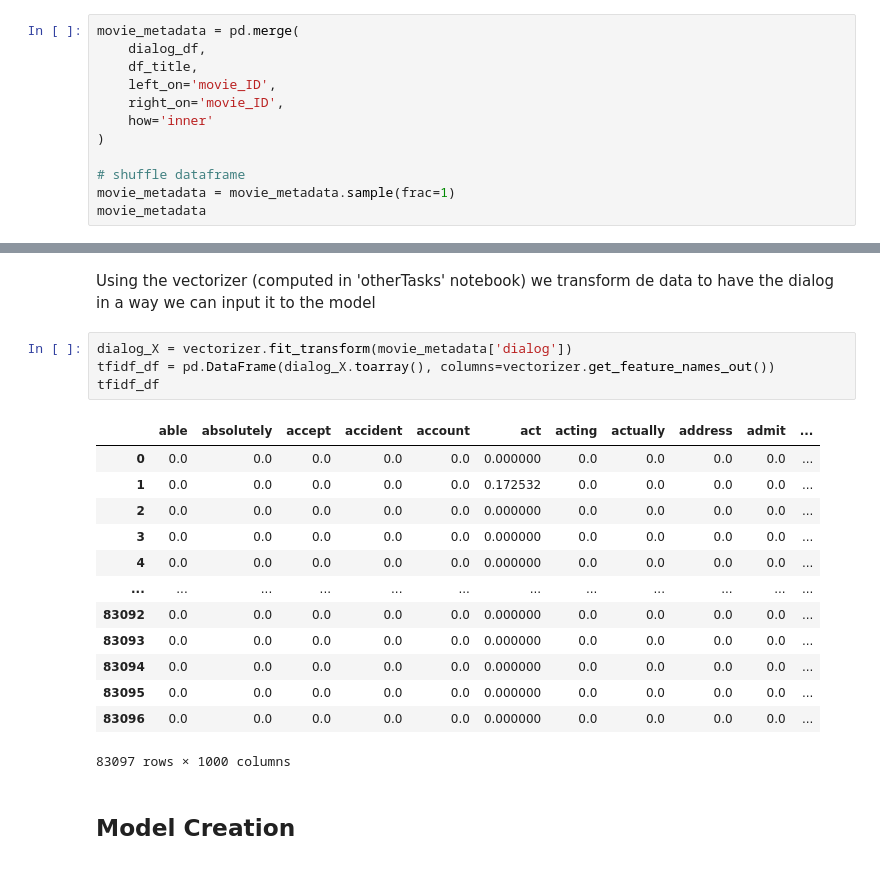
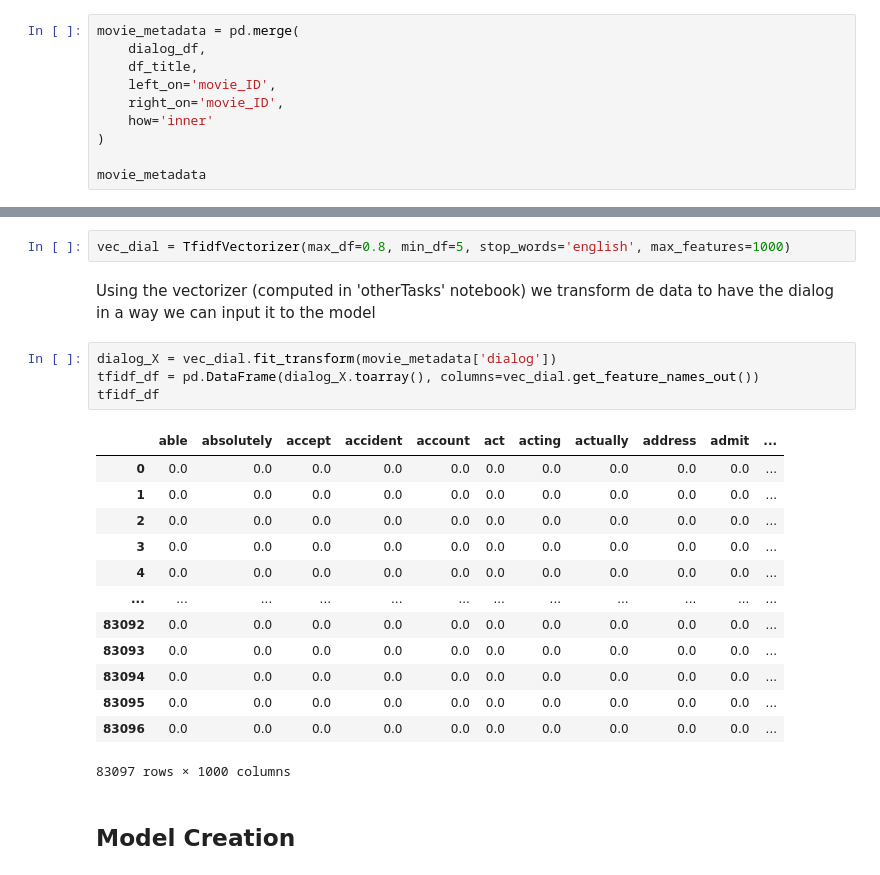
Before and after one commit to AngelaRemolina/NLP-Film-Dialog-Generation, a Jupyter notebook: Metadata-Prediction.ipynb, the cells around one changed output, grey strips where cells are left out. Drawn from its saved outputs; the diff is of its cells as text.

```diff
--- a/Metadata-Prediction.ipynb
+++ b/Metadata-Prediction.ipynb
@@ -288,8 +286,6 @@ movie_metadata = pd.merge(
     how='inner'
 )
 
-# shuffle dataframe
-movie_metadata = movie_metadata.sample(frac=1)
 movie_metadata
 # %% [output]
 |  | speaker1_ID | speaker2_ID | movie_ID | dialog | title | year | IMBD_rating | IMBD_votes | genres |
@@ -333,25 +329,27 @@ tfidf_df
 304713 rows × 1000 columns
 # %% [markdown]
 ### Vectorizing dialogs
+# %%
+vec_dial = TfidfVectorizer(max_df=0.8, min_df=5, stop_words='english', max_features=1000)
 # %% [markdown]
 Using the vectorizer (computed in 'otherTasks' notebook) we transform de data to have the dialog in a way we can input it to the model
 # %%
-dialog_X = vectorizer.fit_transform(movie_metadata['dialog'])
-tfidf_df = pd.DataFrame(dialog_X.toarray(), columns=vectorizer.get_feature_names_out())
+dialog_X = vec_dial.fit_transform(movie_metadata['dialog'])
+tfidf_df = pd.DataFrame(dialog_X.toarray(), columns=vec_dial.get_feature_names_out())
 tfidf_df
 # %% [output]
 |  | able | absolutely | accept | accident | account | act | acting | actually | address | admit | ... |
-| 0 | 0.0 | 0.0 | 0.0 | 0.0 | 0.0 | 0.000000 | 0.0 | 0.0 | 0.0 | 0.0 | ... |
-| 1 | 0.0 | 0.0 | 0.0 | 0.0 | 0.0 | 0.172532 | 0.0 | 0.0 | 0.0 | 0.0 | ... |
-| 2 | 0.0 | 0.0 | 0.0 | 0.0 | 0.0 | 0.000000 | 0.0 | 0.0 | 0.0 | 0.0 | ... |
-| 3 | 0.0 | 0.0 | 0.0 | 0.0 | 0.0 | 0.000000 | 0.0 | 0.0 | 0.0 | 0.0 | ... |
-| 4 | 0.0 | 0.0 | 0.0 | 0.0 | 0.0 | 0.000000 | 0.0 | 0.0 | 0.0 | 0.0 | ... |
+| 0 | 0.0 | 0.0 | 0.0 | 0.0 | 0.0 | 0.0 | 0.0 | 0.0 | 0.0 | 0.0 | ... |
+| 1 | 0.0 | 0.0 | 0.0 | 0.0 | 0.0 | 0.0 | 0.0 | 0.0 | 0.0 | 0.0 | ... |
+| 2 | 0.0 | 0.0 | 0.0 | 0.0 | 0.0 | 0.0 | 0.0 | 0.0 | 0.0 | 0.0 | ... |
+| 3 | 0.0 | 0.0 | 0.0 | 0.0 | 0.0 | 0.0 | 0.0 | 0.0 | 0.0 | 0.0 | ... |
+| 4 | 0.0 | 0.0 | 0.0 | 0.0 | 0.0 | 0.0 | 0.0 | 0.0 | 0.0 | 0.0 | ... |
 | ... | ... | ... | ... | ... | ... | ... | ... | ... | ... | ... | ... |
-| 83092 | 0.0 | 0.0 | 0.0 | 0.0 | 0.0 | 0.000000 | 0.0 | 0.0 | 0.0 | 0.0 | ... |
-| 83093 | 0.0 | 0.0 | 0.0 | 0.0 | 0.0 | 0.000000 | 0.0 | 0.0 | 0.0 | 0.0 | ... |
-| 83094 | 0.0 | 0.0 | 0.0 | 0.0 | 0.0 | 0.000000 | 0.0 | 0.0 | 0.0 | 0.0 | ... |
-| 83095 | 0.0 | 0.0 | 0.0 | 0.0 | 0.0 | 0.000000 | 0.0 | 0.0 | 0.0 | 0.0 | ... |
-| 83096 | 0.0 | 0.0 | 0.0 | 0.0 | 0.0 | 0.000000 | 0.0 | 0.0 | 0.0 | 0.0 | ... |
+| 83092 | 0.0 | 0.0 | 0.0 | 0.0 | 0.0 | 0.0 | 0.0 | 0.0 | 0.0 | 0.0 | ... |
+| 83093 | 0.0 | 0.0 | 0.0 | 0.0 | 0.0 | 0.0 | 0.0 | 0.0 | 0.0 | 0.0 | ... |
+| 83094 | 0.0 | 0.0 | 0.0 | 0.0 | 0.0 | 0.0 | 0.0 | 0.0 | 0.0 | 0.0 | ... |
+| 83095 | 0.0 | 0.0 | 0.0 | 0.0 | 0.0 | 0.0 | 0.0 | 0.0 | 0.0 | 0.0 | ... |
+| 83096 | 0.0 | 0.0 | 0.0 | 0.0 | 0.0 | 0.0 | 0.0 | 0.0 | 0.0 | 0.0 | ... |
 83097 rows × 1000 columns
 # %% [markdown]
 ## Model Creation
```
Also changed, not shown: parts of 25 cells of this notebook.
